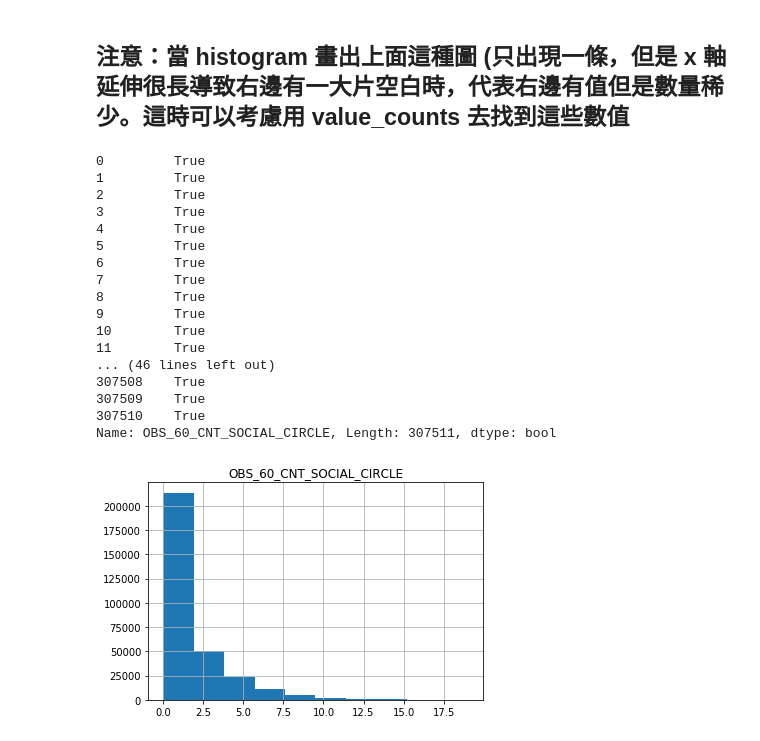
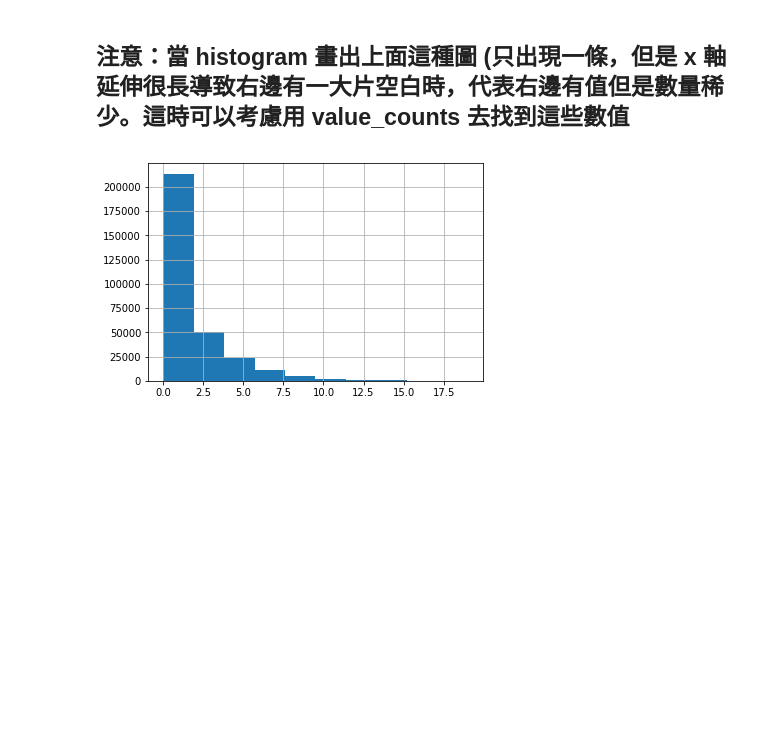
Before and after one commit to I3OR2A/2nd-ML100Days, a Jupyter notebook: homework/Day_006_HW.ipynb, the cells around one changed output. Cells and saved outputs as stored; diff of their text form; code cells hidden in the pictures; blank space fills up the shorter version.

```diff
--- a/homework/Day_006_HW.ipynb
+++ b/homework/Day_006_HW.ipynb
@@ -245,31 +245,14 @@ Name: OBS_60_CNT_SOCIAL_CIRCLE, dtype: int64
 # %%
 # 把一些極端值暫時去掉，在繪製一次 Histogram
 # 選擇 OBS_60_CNT_SOCIAL_CIRCLE 小於 20 的資料點繪製
 """
 Your Code Here
 """
 loc_a = app_train['OBS_60_CNT_SOCIAL_CIRCLE'] < 20
-loc_b = ['OBS_60_CNT_SOCIAL_CIRCLE']
-print(loc_a)
+loc_b = 'OBS_60_CNT_SOCIAL_CIRCLE'
+# print(loc_a)
 
-app_train.loc[loc_a, loc_b].hist()
+app_train.loc[loc_a][loc_b].hist()
 plt.show()
 # %% [output]
-0         True
-1         True
-2         True
-3         True
-4         True
-5         True
-6         True
-7         True
-8         True
-9         True
-10        True
-11        True
-... (46 lines left out)
-307508    True
-307509    True
-307510    True
-Name: OBS_60_CNT_SOCIAL_CIRCLE, Length: 307511, dtype: bool
-[figure, old version]
+[figure, new version]
```
Also changed, not shown: 2 other files.
